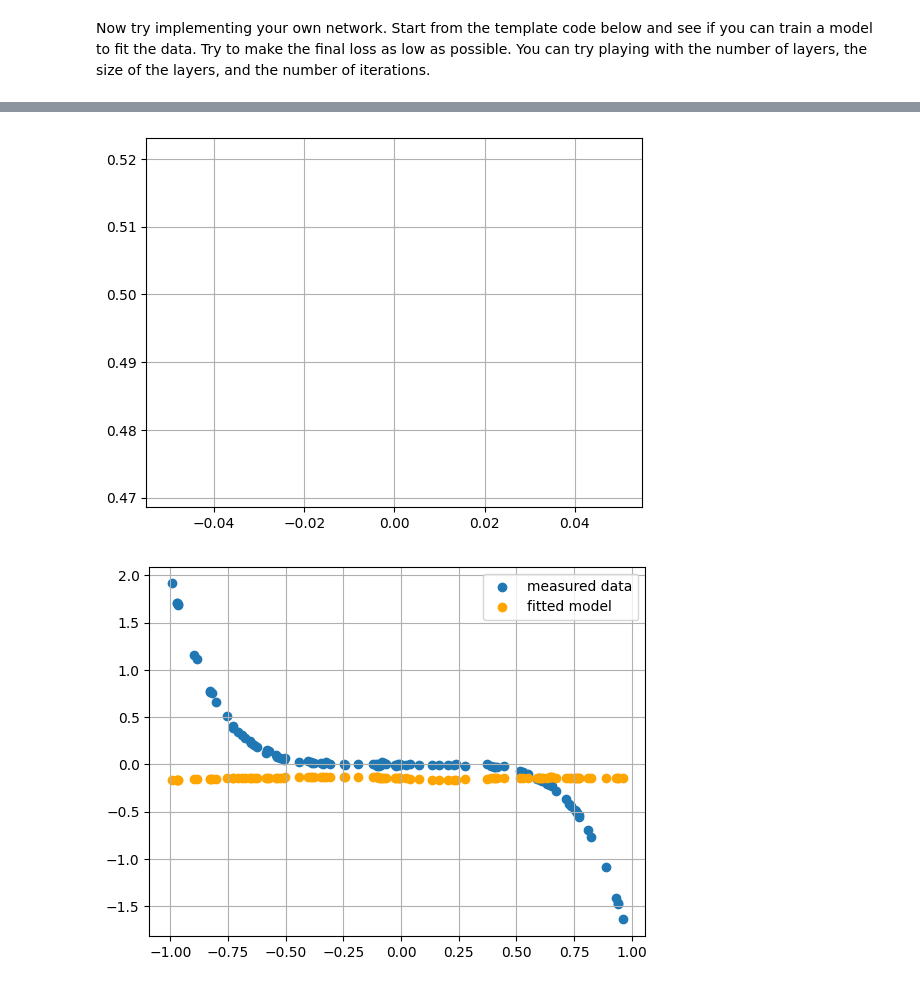
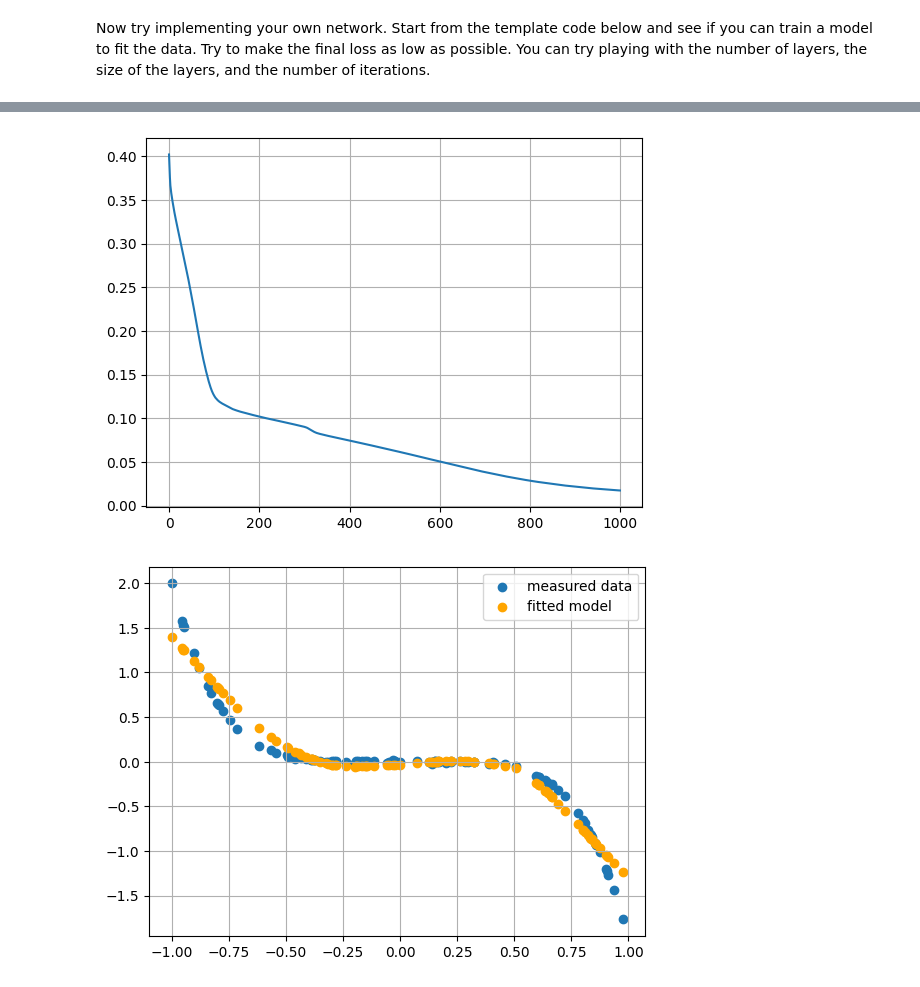
Before and after one commit to akshatd/rob599learning, a Jupyter notebook: intro-to-pytorch.ipynb, the cells around one changed output, grey strips where cells are left out. Cells and saved outputs as stored; diff of their text form; code cells hidden in the pictures.

```diff
--- a/intro-to-pytorch.ipynb
+++ b/intro-to-pytorch.ipynb
@@ -596,28 +622,34 @@ plt.show()
 class MyNeuralNetwork(torch.nn.Module):
     #H sets the size of the hidden layer(s)
     #you can try using different sizes for different hidden layers
-    def __init__(self, D_in=1, H=100, D_out=1):
+    def __init__(self, D_in=1, H1=100, H2=100, H3=100, D_out=1):
         super().__init__()
         # layer definitions go here
         # previous model was:
-        self.linear1 = torch.nn.Linear(D_in, H)
-        self.act1 = torch.nn.ReLU()
-        self.linear2 = torch.nn.Linear(H, D_out)
+        self.act = torch.nn.ReLU()
+        self.linear1 = torch.nn.Linear(D_in, H1)
+        self.linear2 = torch.nn.Linear(H1, H2)
+        self.linear3 = torch.nn.Linear(H2, H3)
+        self.linear4 = torch.nn.Linear(H3, D_out)
 
     def forward(self, x):
         # forward pass goes here
         # previous model was:
         x = self.linear1(x)
-        x = self.act1(x)
+        x = self.act(x)
         x = self.linear2(x)
+        x = self.act(x)
+        x = self.linear3(x)
+        x = self.act(x)
+        x = self.linear4(x)
 
         return x
 
-model = MyNeuralNetwork()
+model = MyNeuralNetwork(1, 1000, 10, 10, 1)
 model.train() #put the model in training mode
 optimizer = torch.optim.SGD(model.parameters(), lr=1e-2) #create the optimizer
 
-num_iterations = 1 #make sure to set a reasonable number of iterations
+num_iterations = 1000 #make sure to set a reasonable number of iterations
 loss_hist = torch.zeros((num_iterations, 1))
 
 for i in range(num_iterations):
@@ -654,2 +686,2 @@ Final Loss:  [0.49583694]
-[figure, old version]
+[figure, new version]
-[figure, old version]
+[figure, new version]
```
Also changed, not shown: parts of 23 cells of this notebook.
